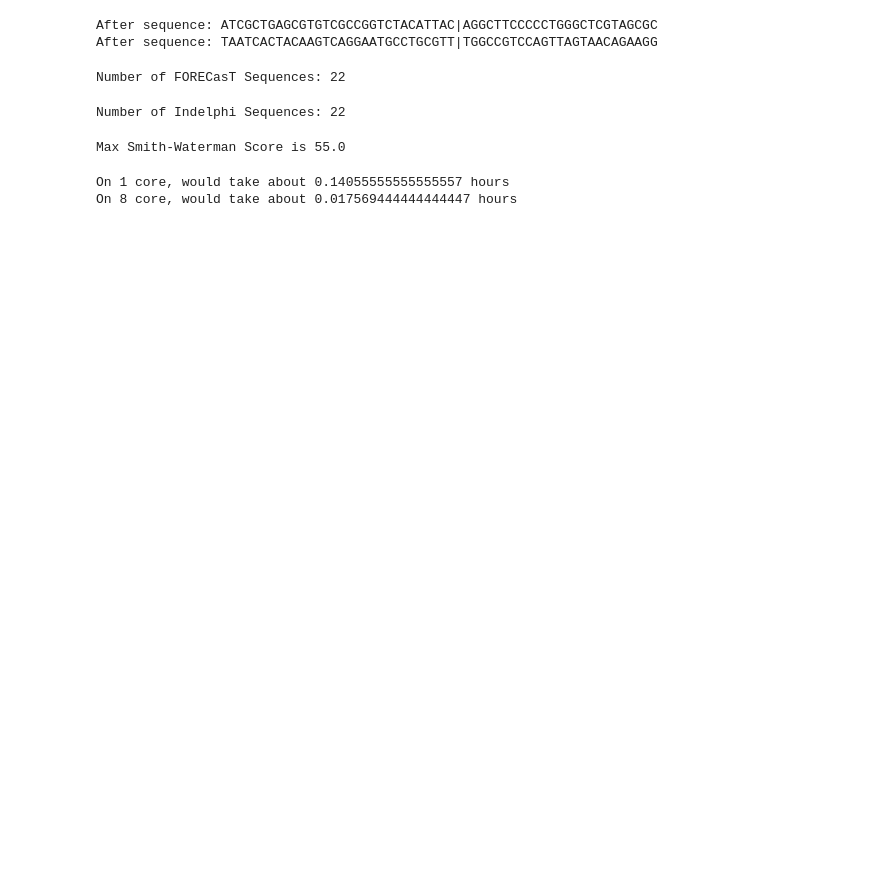
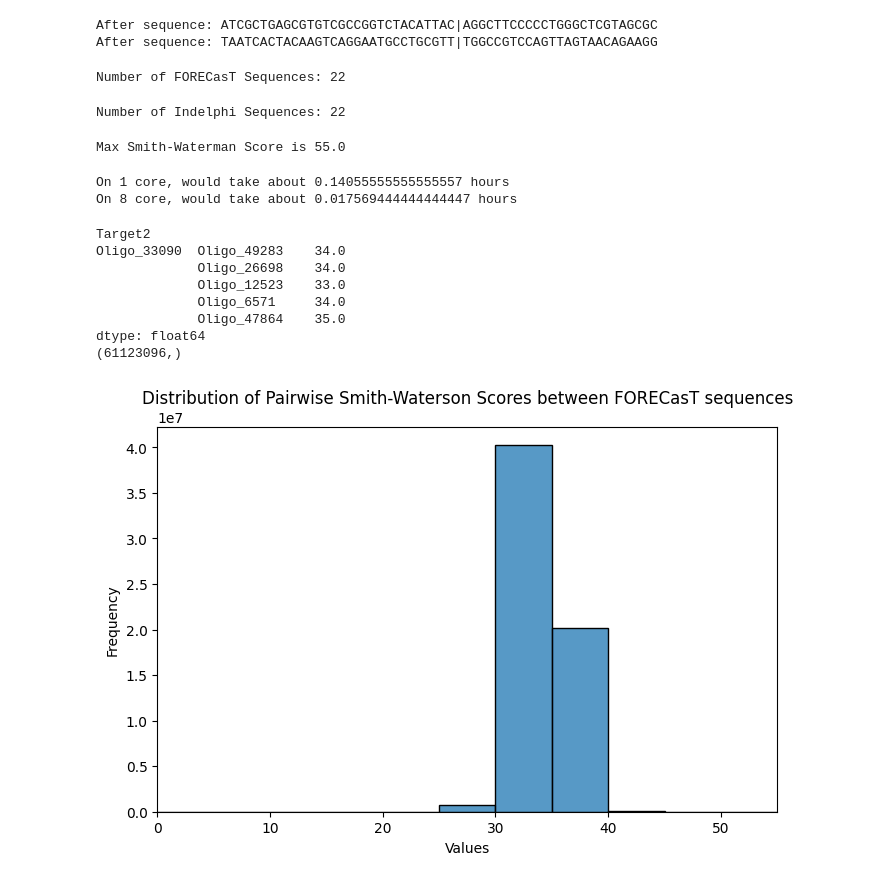
Before and after one commit to zouter/XCRISP, a Jupyter notebook: notebooks/figures/1b.calculating_homology.ipynb, the cells around one changed output. Drawn from its saved outputs; the diff is of its cells as text; code cells hidden in the pictures; blank space fills up the shorter version.

```diff
--- a/notebooks/figures/1b.calculating_homology.ipynb
+++ b/notebooks/figures/1b.calculating_homology.ipynb
@@ -104,3 +104,51 @@ print(f"On 8 core, would take about {eight_core_hourly_estimate} hours")
 # %% [output]
 On 1 core, would take about 0.14055555555555557 hours
 On 8 core, would take about 0.017569444444444447 hours
+# %%
+import pandas as pd
+
+align_df = pd.read_csv("/Users/colm/repos/x-crisp/data/processed/alignment.tsv", sep="\t")
+align_df = align_df.set_index("Target2")
+# %%
+# hack
+align_df = align_df.drop('4_4_2_0_GCTTGGCTGTCTAATTATTT', axis=1)
+# %%
+target_ids = align_df.columns
+FC_ids = [t for t in target_ids if "Oligo" in t]
+indelphi_ids = [t for t in target_ids if "Oligo" not in t]
+# %%
+FC_alignment_scores = align_df[FC_ids].loc[FC_ids]
+indelphi_alignment_scores = align_df[indelphi_ids]
+cross_alignment_scores = align_df[indelphi_ids].loc[FC_ids]
+# %%
+import matplotlib.pyplot as plt
+import seaborn as sns
+# Mask to get only the upper triangle (excluding the diagonal if desired)
+import numpy as np
+upper_triangle_values = FC_alignment_scores.where(np.triu(np.ones(FC_alignment_scores.shape), k=1).astype(bool)).stack()
+print(upper_triangle_values.head())
+print(upper_triangle_values.shape)
+
+# Define the bin range and bin width (0 to 55 with bins of width 5)
+bin_range = (0, 55)
+bin_width = 5
+bins = np.arange(bin_range[0], bin_range[1] + bin_width, bin_width)
+
+# Plot the distribution with specified bins and range
+plt.figure(figsize=(8, 5))
+sns.histplot(upper_triangle_values, bins=bins, kde=False)
+plt.title('Distribution of Pairwise Smith-Waterson Scores between FORECasT sequences')
+plt.xlabel('Values')
+plt.ylabel('Frequency')
+plt.xlim(bin_range)  # Set x-axis limits to the specified range
+plt.savefig("./artifacts/pairwise-smith-waterson-forecast.pdf",  bbox_inches='tight')
+# %% [output]
+Target2
+Oligo_33090  Oligo_49283    34.0
+             Oligo_26698    34.0
+             Oligo_12523    33.0
+             Oligo_6571     34.0
+             Oligo_47864    35.0
+dtype: float64
+(61123096,)
+[figure, added]
```
Also changed, not shown: parts of 3 cells of this notebook, 9 other files.
